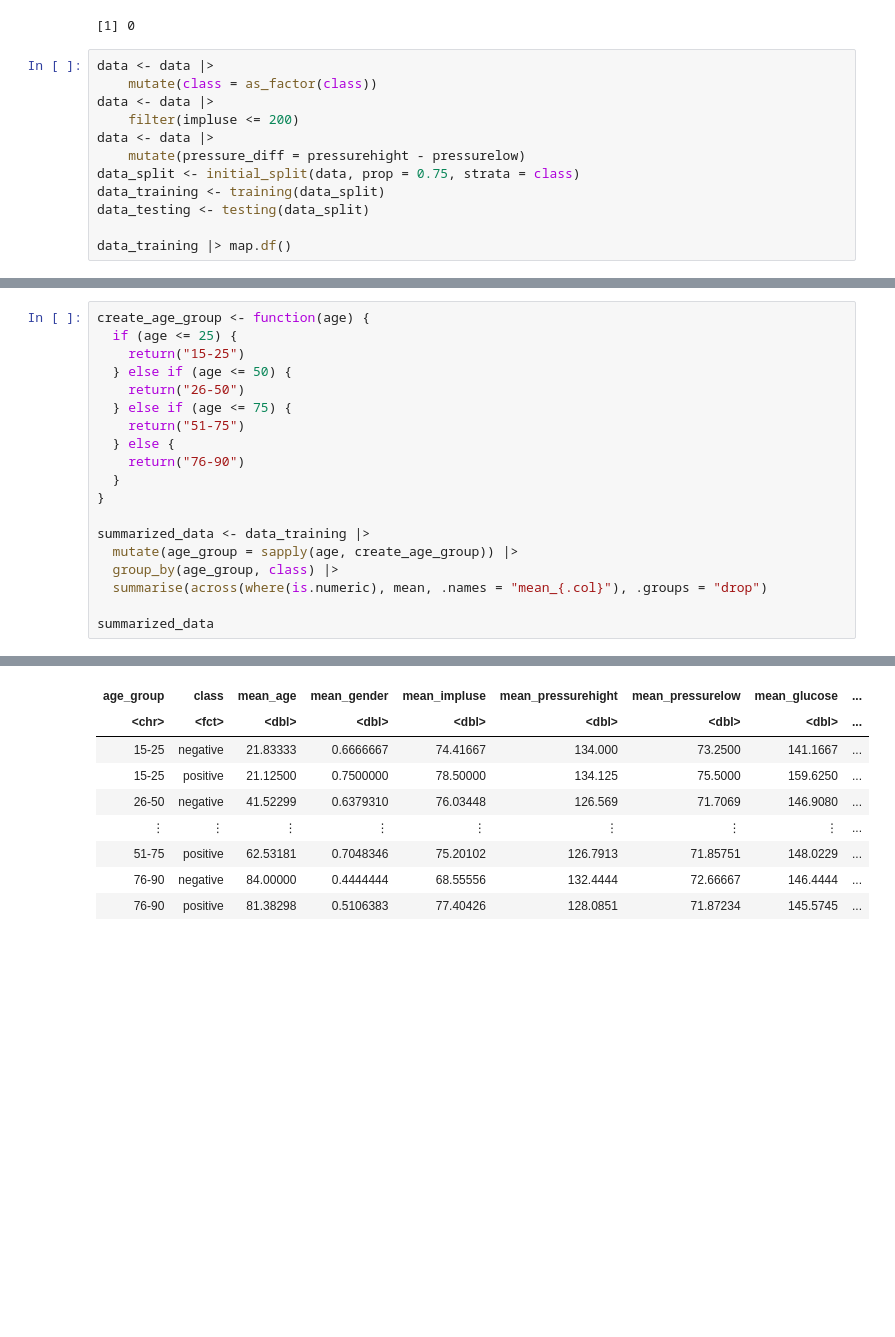
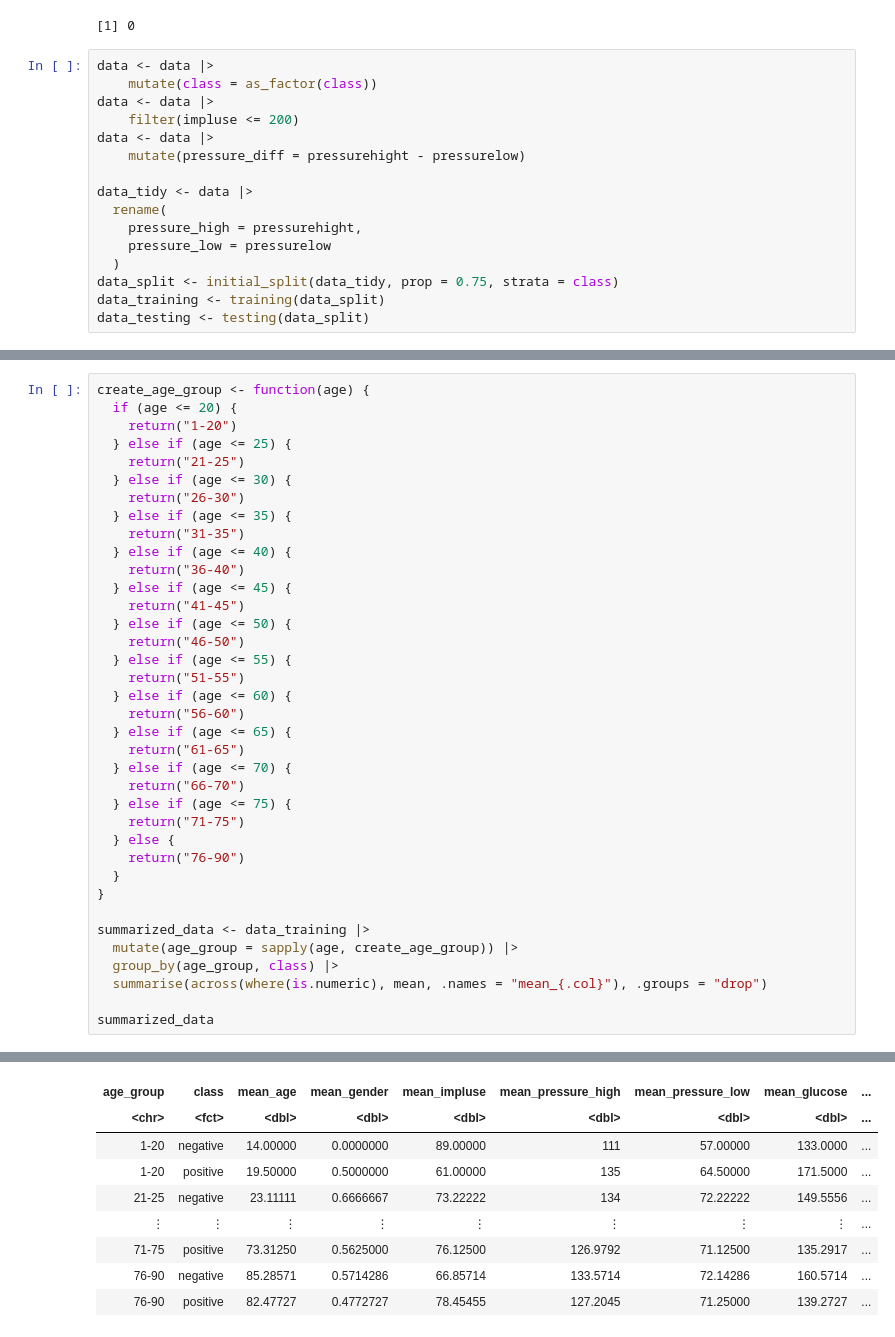
Before and after one commit to l-glucose/dsci100, a Jupyter notebook: Playground.ipynb, the cells around one changed output, grey strips where cells are left out. Drawn from its saved outputs; the diff is of its cells as text; blank space fills up the shorter version.

```diff
--- a/Playground.ipynb
+++ b/Playground.ipynb
@@ -58,8 +58,12 @@ data <- data |>
     filter(impluse <= 200)
 data <- data |>
     mutate(pressure_diff = pressurehight - pressurelow)
-data_split <- initial_split(data, prop = 0.75, strata = class)
+
+data_tidy <- data |>
+  rename(
+    pressure_high = pressurehight,
+    pressure_low = pressurelow
+  )
+data_split <- initial_split(data_tidy, prop = 0.75, strata = class)
 data_training <- training(data_split)
 data_testing <- testing(data_split)
-
-data_training |> map.df()
@@ -140,11 +134,29 @@ argument.
 # %%
 create_age_group <- function(age) {
-  if (age <= 25) {
-    return("15-25")
+  if (age <= 20) {
+    return("1-20")
+  } else if (age <= 25) {
+    return("21-25")
+  } else if (age <= 30) {
+    return("26-30")
+  } else if (age <= 35) {
+    return("31-35")
+  } else if (age <= 40) {
+    return("36-40")
+  } else if (age <= 45) {
+    return("41-45")
   } else if (age <= 50) {
-    return("26-50")
+    return("46-50")
+  } else if (age <= 55) {
+    return("51-55")
+  } else if (age <= 60) {
+    return("56-60")
+  } else if (age <= 65) {
+    return("61-65")
+  } else if (age <= 70) {
+    return("66-70")
   } else if (age <= 75) {
-    return("51-75")
+    return("71-75")
   } else {
     return("76-90")
   }
@@ -161,9 +173,9 @@ A tibble: 8 × 11
-| age_group | class | mean_age | mean_gender | mean_impluse | mean_pressurehight | mean_pressurelow | mean_glucose | ... |
+| age_group | class | mean_age | mean_gender | mean_impluse | mean_pressure_high | mean_pressure_low | mean_glucose | ... |
 | <chr> | <fct> | <dbl> | <dbl> | <dbl> | <dbl> | <dbl> | <dbl> | ... |
-| 15-25 | negative | 21.83333 | 0.6666667 | 74.41667 | 134.000 | 73.2500 | 141.1667 | ... |
-| 15-25 | positive | 21.12500 | 0.7500000 | 78.50000 | 134.125 | 75.5000 | 159.6250 | ... |
-| 26-50 | negative | 41.52299 | 0.6379310 | 76.03448 | 126.569 | 71.7069 | 146.9080 | ... |
+| 1-20 | negative | 14.00000 | 0.0000000 | 89.00000 | 111 | 57.00000 | 133.0000 | ... |
+| 1-20 | positive | 19.50000 | 0.5000000 | 61.00000 | 135 | 64.50000 | 171.5000 | ... |
+| 21-25 | negative | 23.11111 | 0.6666667 | 73.22222 | 134 | 72.22222 | 149.5556 | ... |
 | ⋮ | ⋮ | ⋮ | ⋮ | ⋮ | ⋮ | ⋮ | ⋮ | ... |
-| 51-75 | positive | 62.53181 | 0.7048346 | 75.20102 | 126.7913 | 71.85751 | 148.0229 | ... |
-| 76-90 | negative | 84.00000 | 0.4444444 | 68.55556 | 132.4444 | 72.66667 | 146.4444 | ... |
-| 76-90 | positive | 81.38298 | 0.5106383 | 77.40426 | 128.0851 | 71.87234 | 145.5745 | ... |
+| 71-75 | positive | 73.31250 | 0.5625000 | 76.12500 | 126.9792 | 71.12500 | 135.2917 | ... |
+| 76-90 | negative | 85.28571 | 0.5714286 | 66.85714 | 133.5714 | 72.14286 | 160.5714 | ... |
+| 76-90 | positive | 82.47727 | 0.4772727 | 78.45455 | 127.2045 | 71.25000 | 139.2727 | ... |
```
Also changed, not shown: parts of 10 cells of this notebook.
